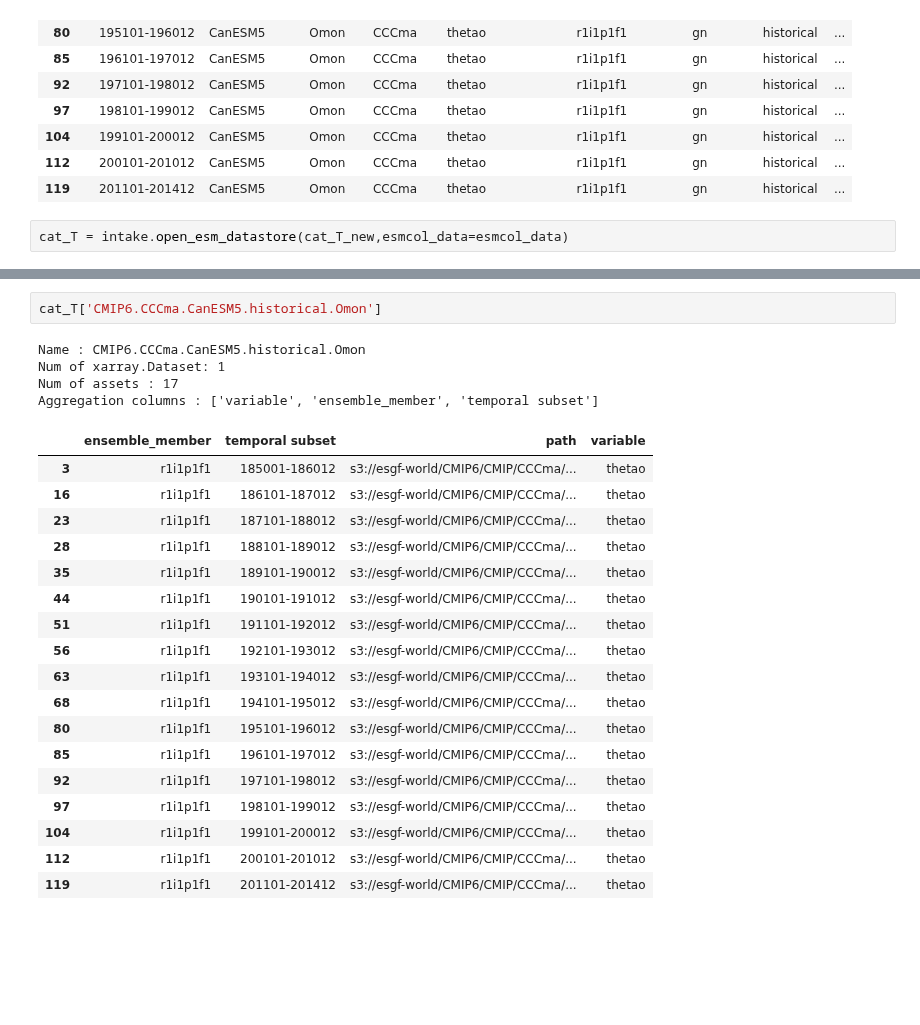
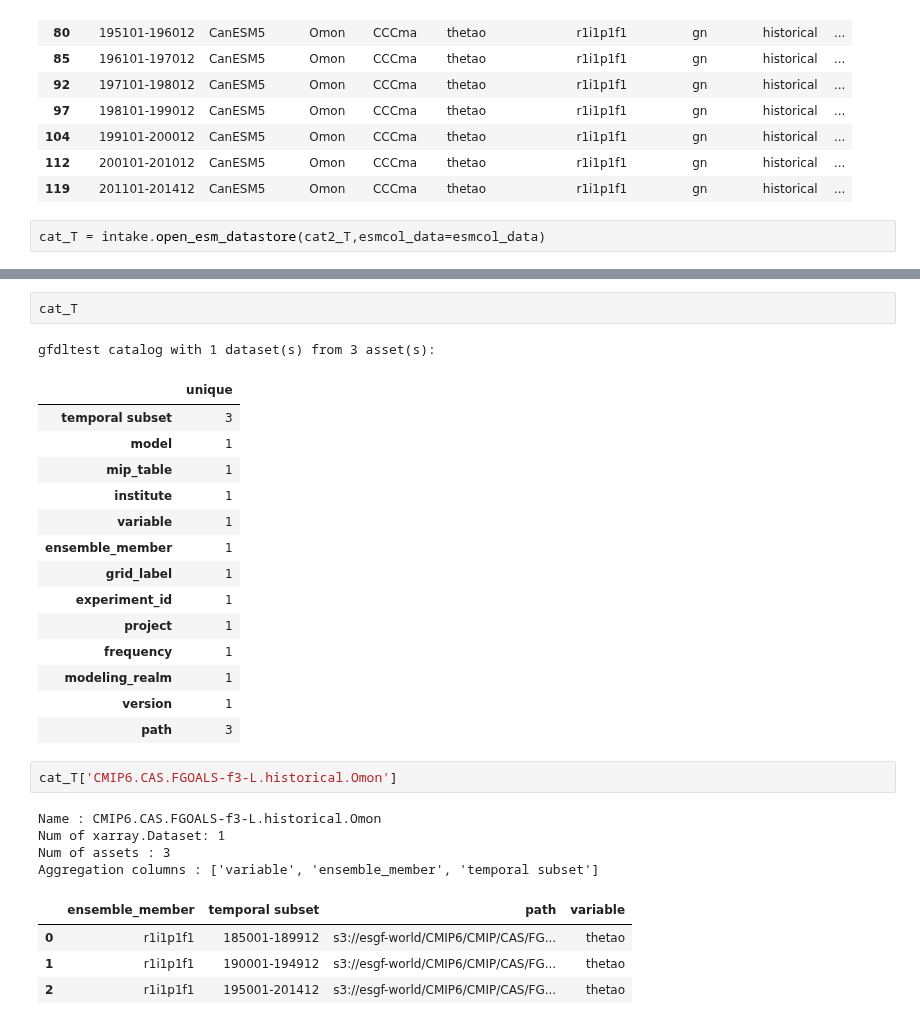
Before and after one commit to aradhakrishnanGFDL/gfdl-aws-analysis, a Jupyter notebook: examples/get_latest_versions.ipynb, the cells around one changed output, grey strips where cells are left out. Cells and saved outputs as stored; diff of their text form; blank space fills up the shorter version.

```diff
--- a/examples/get_latest_versions.ipynb
+++ b/examples/get_latest_versions.ipynb
@@ -139,4 +122,4 @@ cat_T_new[cat_T_new['model']=='CanESM5'] #one distinct version only, latest one.
 | 112 | 200101-201012 | CanESM5 | Omon | CCCma | thetao | r1i1p1f1 | gn | historical | ... |
 | 119 | 201101-201412 | CanESM5 | Omon | CCCma | thetao | r1i1p1f1 | gn | historical | ... |
 # %%
-cat_T = intake.open_esm_datastore(cat_T_new,esmcol_data=esmcol_data)
+cat_T = intake.open_esm_datastore(cat2_T,esmcol_data=esmcol_data)
@@ -161,25 +126,29 @@ gfdltest catalog with 12 dataset(s) from 120 asset(s):
+# %%
+cat_T
+# %% [output]
+gfdltest catalog with 1 dataset(s) from 3 asset(s):
+|  | unique |
+| temporal subset | 3 |
+| model | 1 |
+| mip_table | 1 |
+| institute | 1 |
+| variable | 1 |
+| ensemble_member | 1 |
+| grid_label | 1 |
+| experiment_id | 1 |
+| project | 1 |
+| frequency | 1 |
+| modeling_realm | 1 |
+| version | 1 |
+| path | 3 |
 # %%
-cat_T['CMIP6.CCCma.CanESM5.historical.Omon']
+cat_T['CMIP6.CAS.FGOALS-f3-L.historical.Omon']
 # %% [output]
-Name : CMIP6.CCCma.CanESM5.historical.Omon
+Name : CMIP6.CAS.FGOALS-f3-L.historical.Omon
 Num of xarray.Dataset: 1
-Num of assets : 17
+Num of assets : 3
 Aggregation columns : ['variable', 'ensemble_member', 'temporal subset']
 |  | ensemble_member | temporal subset | path | variable |
-| 3 | r1i1p1f1 | 185001-186012 | s3://esgf-world/CMIP6/CMIP/CCCma/... | thetao |
-| 16 | r1i1p1f1 | 186101-187012 | s3://esgf-world/CMIP6/CMIP/CCCma/... | thetao |
-| 23 | r1i1p1f1 | 187101-188012 | s3://esgf-world/CMIP6/CMIP/CCCma/... | thetao |
-| 28 | r1i1p1f1 | 188101-189012 | s3://esgf-world/CMIP6/CMIP/CCCma/... | thetao |
-| 35 | r1i1p1f1 | 189101-190012 | s3://esgf-world/CMIP6/CMIP/CCCma/... | thetao |
-| 44 | r1i1p1f1 | 190101-191012 | s3://esgf-world/CMIP6/CMIP/CCCma/... | thetao |
-| 51 | r1i1p1f1 | 191101-192012 | s3://esgf-world/CMIP6/CMIP/CCCma/... | thetao |
-| 56 | r1i1p1f1 | 192101-193012 | s3://esgf-world/CMIP6/CMIP/CCCma/... | thetao |
-| 63 | r1i1p1f1 | 193101-194012 | s3://esgf-world/CMIP6/CMIP/CCCma/... | thetao |
-| 68 | r1i1p1f1 | 194101-195012 | s3://esgf-world/CMIP6/CMIP/CCCma/... | thetao |
-| 80 | r1i1p1f1 | 195101-196012 | s3://esgf-world/CMIP6/CMIP/CCCma/... | thetao |
-| 85 | r1i1p1f1 | 196101-197012 | s3://esgf-world/CMIP6/CMIP/CCCma/... | thetao |
-| 92 | r1i1p1f1 | 197101-198012 | s3://esgf-world/CMIP6/CMIP/CCCma/... | thetao |
-| 97 | r1i1p1f1 | 198101-199012 | s3://esgf-world/CMIP6/CMIP/CCCma/... | thetao |
-| 104 | r1i1p1f1 | 199101-200012 | s3://esgf-world/CMIP6/CMIP/CCCma/... | thetao |
-| 112 | r1i1p1f1 | 200101-201012 | s3://esgf-world/CMIP6/CMIP/CCCma/... | thetao |
-| 119 | r1i1p1f1 | 201101-201412 | s3://esgf-world/CMIP6/CMIP/CCCma/... | thetao |
+| 0 | r1i1p1f1 | 185001-189912 | s3://esgf-world/CMIP6/CMIP/CAS/FG... | thetao |
+| 1 | r1i1p1f1 | 190001-194912 | s3://esgf-world/CMIP6/CMIP/CAS/FG... | thetao |
+| 2 | r1i1p1f1 | 195001-201412 | s3://esgf-world/CMIP6/CMIP/CAS/FG... | thetao |
```
Also changed, not shown: parts of 3 cells of this notebook.
